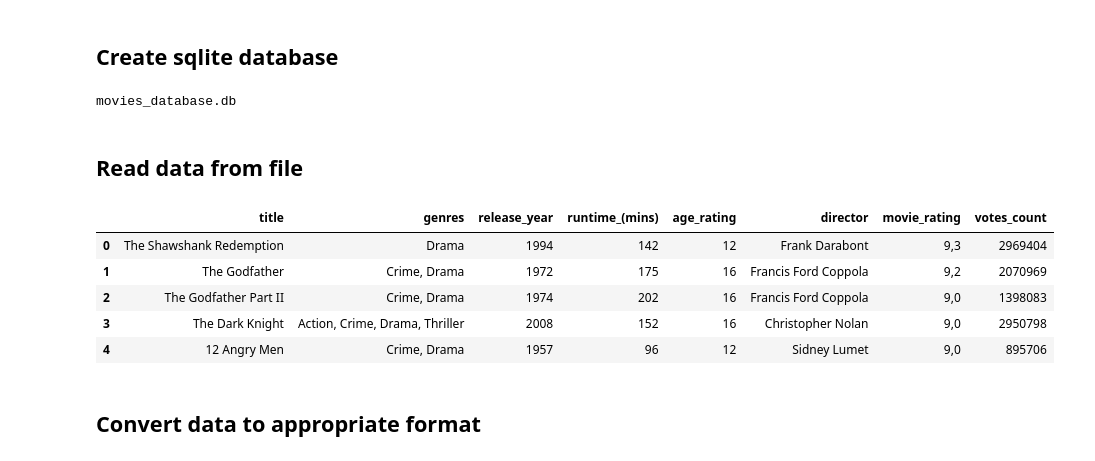
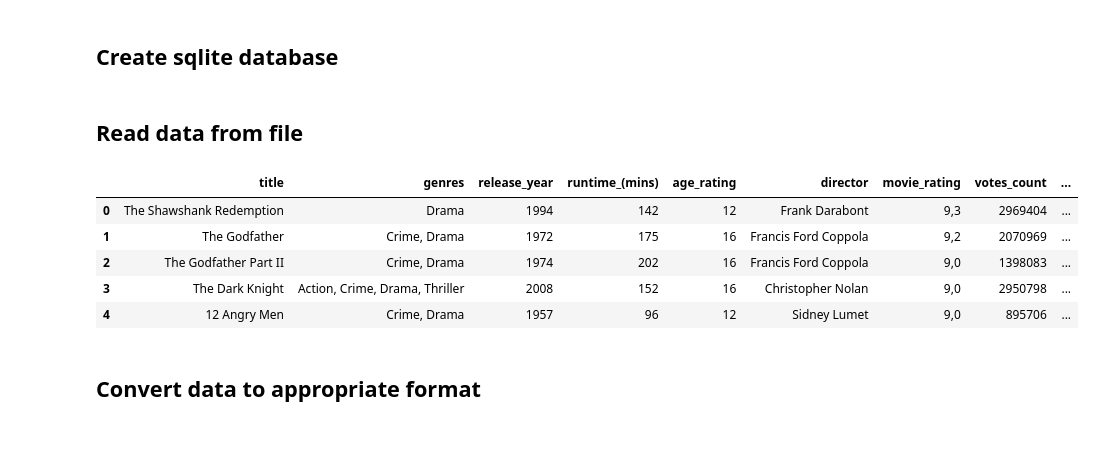
Before and after one commit to shajiranraveendran/data_analytics_project, a Jupyter notebook: db/movies_database_python_sqlite.ipynb, the cells around one changed output. Saved outputs shown, nothing was run; the diff lists cells and outputs as text; code cells hidden in the pictures.

Commit message:
changes to database with prepared data

```diff
--- a/db/movies_database_python_sqlite.ipynb
+++ b/db/movies_database_python_sqlite.ipynb
@@ -35,23 +35,21 @@ conn = sqlite3.connect('movies_database.db')
 cursor = conn.cursor()
 
 # Show dbs in the directory
-flist = fnmatch.filter(os.listdir('.'), '*.db')
+flist = fnmatch.filter(os.listdir('..'), '*.db')
 for i in flist:
     print(i)
-# %% [output]
-movies_database.db
 # %% [markdown]
 ## Read data from file
 # %%
-df = pd.read_csv('IMDB Top 250 Movies.csv', sep=';', encoding='utf-8')
+df = pd.read_csv('../top_250_movies_prepared.csv', sep=';', encoding='utf-8')
 df.head(5)
 # %% [output]
-|  | title | genres | release_year | runtime_(mins) | age_rating | director | movie_rating | votes_count |
-| 0 | The Shawshank Redemption | Drama | 1994 | 142 | 12 | Frank Darabont | 9,3 | 2969404 |
-| 1 | The Godfather | Crime, Drama | 1972 | 175 | 16 | Francis Ford Coppola | 9,2 | 2070969 |
-| 2 | The Godfather Part II | Crime, Drama | 1974 | 202 | 16 | Francis Ford Coppola | 9,0 | 1398083 |
-| 3 | The Dark Knight | Action, Crime, Drama, Thriller | 2008 | 152 | 16 | Christopher Nolan | 9,0 | 2950798 |
-| 4 | 12 Angry Men | Crime, Drama | 1957 | 96 | 12 | Sidney Lumet | 9,0 | 895706 |
+|  | title | genres | release_year | runtime_(mins) | age_rating | director | movie_rating | votes_count | ... |
+| 0 | The Shawshank Redemption | Drama | 1994 | 142 | 12 | Frank Darabont | 9,3 | 2969404 | ... |
+| 1 | The Godfather | Crime, Drama | 1972 | 175 | 16 | Francis Ford Coppola | 9,2 | 2070969 | ... |
+| 2 | The Godfather Part II | Crime, Drama | 1974 | 202 | 16 | Francis Ford Coppola | 9,0 | 1398083 | ... |
+| 3 | The Dark Knight | Action, Crime, Drama, Thriller | 2008 | 152 | 16 | Christopher Nolan | 9,0 | 2950798 | ... |
+| 4 | 12 Angry Men | Crime, Drama | 1957 | 96 | 12 | Sidney Lumet | 9,0 | 895706 | ... |
 # %% [markdown]
 ## Convert data to appropriate format
 # %%
```
Also changed, not shown: parts of 3 cells of this notebook, 4 other files.
